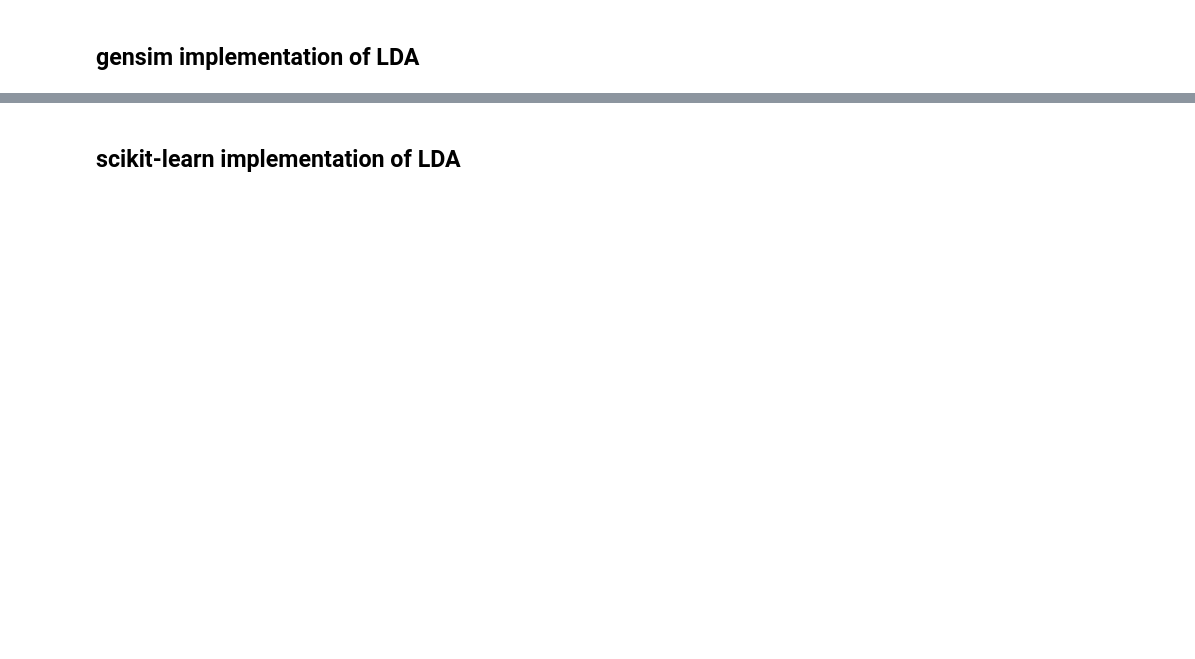
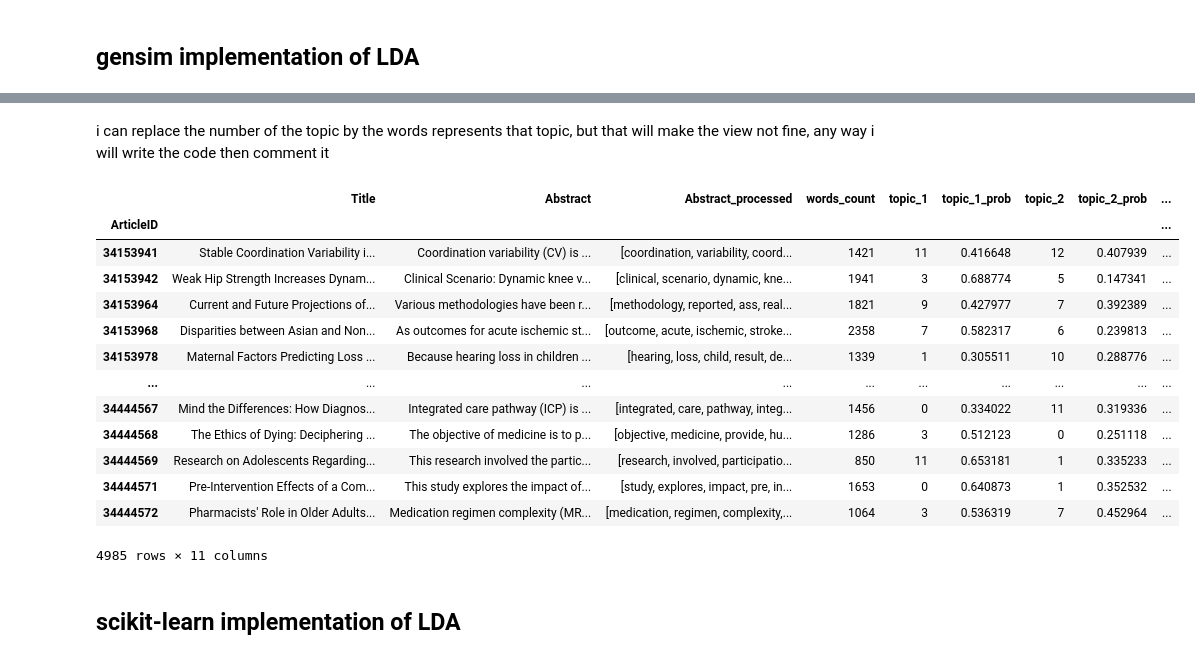
Before and after one commit to Abdullah-Eisa/salama4ai-MinaPharm, a Jupyter notebook: scripts/topic extraction using LDA model.ipynb, the cells around one changed output, grey strips where cells are left out. Saved outputs shown, nothing was run; the diff lists cells and outputs as text; code cells hidden in the pictures; blank space fills up the shorter version.

```diff
--- a/scripts/topic extraction using LDA model.ipynb
+++ b/scripts/topic extraction using LDA model.ipynb
@@ -216,0 +212,2 @@ KeyError: 0
+# %% [markdown]
+i can replace the number of the topic by the words represents that topic, but that will make the view not fine, any way i will write the code then comment it
@@ -217,3 +218,20 @@ KeyError: 0
+# %%
+df
+# %% [output]
+|  | Title | Abstract | Abstract_processed | words_count | topic_1 | topic_1_prob | topic_2 | topic_2_prob | ... |
+| ArticleID |  |  |  |  |  |  |  |  | ... |
+| 34153941 | Stable Coordination Variability i... | Coordination variability (CV) is ... | [coordination, variability, coord... | 1421 | 11 | 0.416648 | 12 | 0.407939 | ... |
+| 34153942 | Weak Hip Strength Increases Dynam... | Clinical Scenario: Dynamic knee v... | [clinical, scenario, dynamic, kne... | 1941 | 3 | 0.688774 | 5 | 0.147341 | ... |
+| 34153964 | Current and Future Projections of... | Various methodologies have been r... | [methodology, reported, ass, real... | 1821 | 9 | 0.427977 | 7 | 0.392389 | ... |
+| 34153968 | Disparities between Asian and Non... | As outcomes for acute ischemic st... | [outcome, acute, ischemic, stroke... | 2358 | 7 | 0.582317 | 6 | 0.239813 | ... |
+| 34153978 | Maternal Factors Predicting Loss ... | Because hearing loss in children ... | [hearing, loss, child, result, de... | 1339 | 1 | 0.305511 | 10 | 0.288776 | ... |
+| ... | ... | ... | ... | ... | ... | ... | ... | ... | ... |
+| 34444567 | Mind the Differences: How Diagnos... | Integrated care pathway (ICP) is ... | [integrated, care, pathway, integ... | 1456 | 0 | 0.334022 | 11 | 0.319336 | ... |
+| 34444568 | The Ethics of Dying: Deciphering ... | The objective of medicine is to p... | [objective, medicine, provide, hu... | 1286 | 3 | 0.512123 | 0 | 0.251118 | ... |
+| 34444569 | Research on Adolescents Regarding... | This research involved the partic... | [research, involved, participatio... | 850 | 11 | 0.653181 | 1 | 0.335233 | ... |
+| 34444571 | Pre-Intervention Effects of a Com... | This study explores the impact of... | [study, explores, impact, pre, in... | 1653 | 0 | 0.640873 | 1 | 0.352532 | ... |
+| 34444572 | Pharmacists' Role in Older Adults... | Medication regimen complexity (MR... | [medication, regimen, complexity,... | 1064 | 3 | 0.536319 | 7 | 0.452964 | ... |
+4985 rows × 11 columns
 # %%
 # # Visualize the topics-keywords
 # import pyLDAvis.sklearn
```
Also changed, not shown: parts of 28 cells of this notebook.
